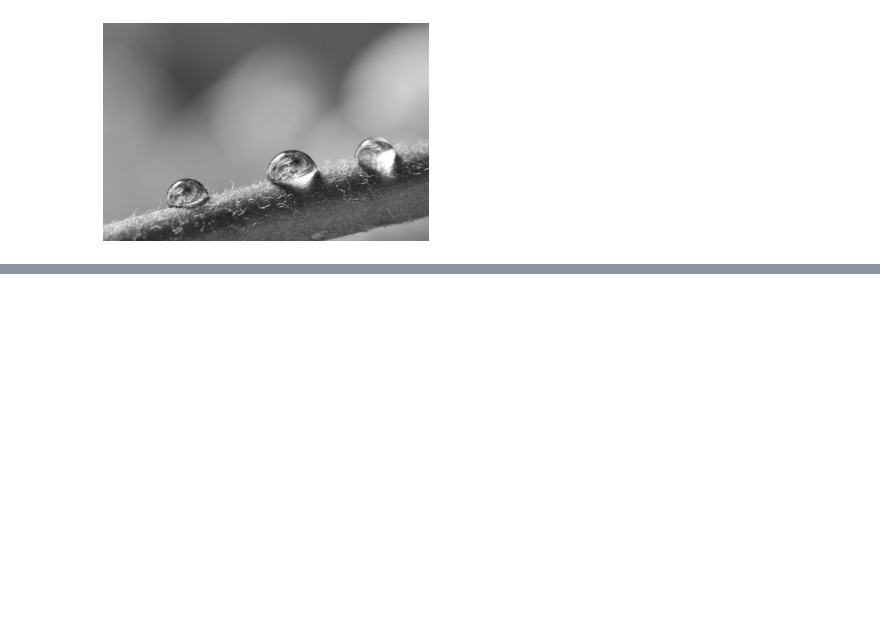
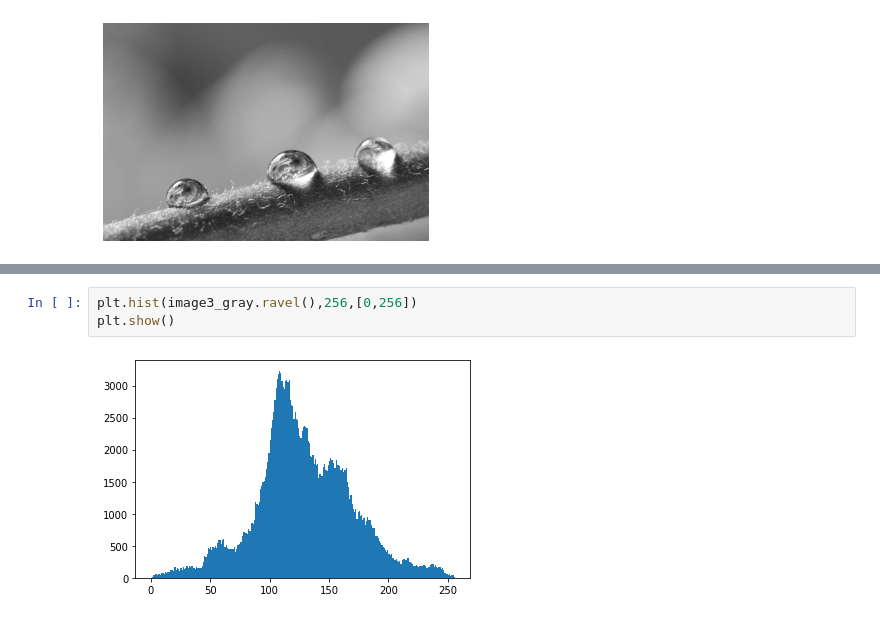
Before and after one commit to AhmedCharfeddine/ImageProcessingLab, a Jupyter notebook: session1/main.ipynb, the cells around one changed output, grey strips where cells are left out. Drawn from its saved outputs; the diff is of its cells as text; blank space fills up the shorter version.

```diff
--- a/session1/main.ipynb
+++ b/session1/main.ipynb
@@ -175,0 +197,5 @@ plt.show()
+# %%
+plt.hist(image3_gray.ravel(),256,[0,256])
+plt.show()
+# %% [output]
+[figure, added]
```
Also changed, not shown: parts of 25 cells of this notebook, 2 other files.
